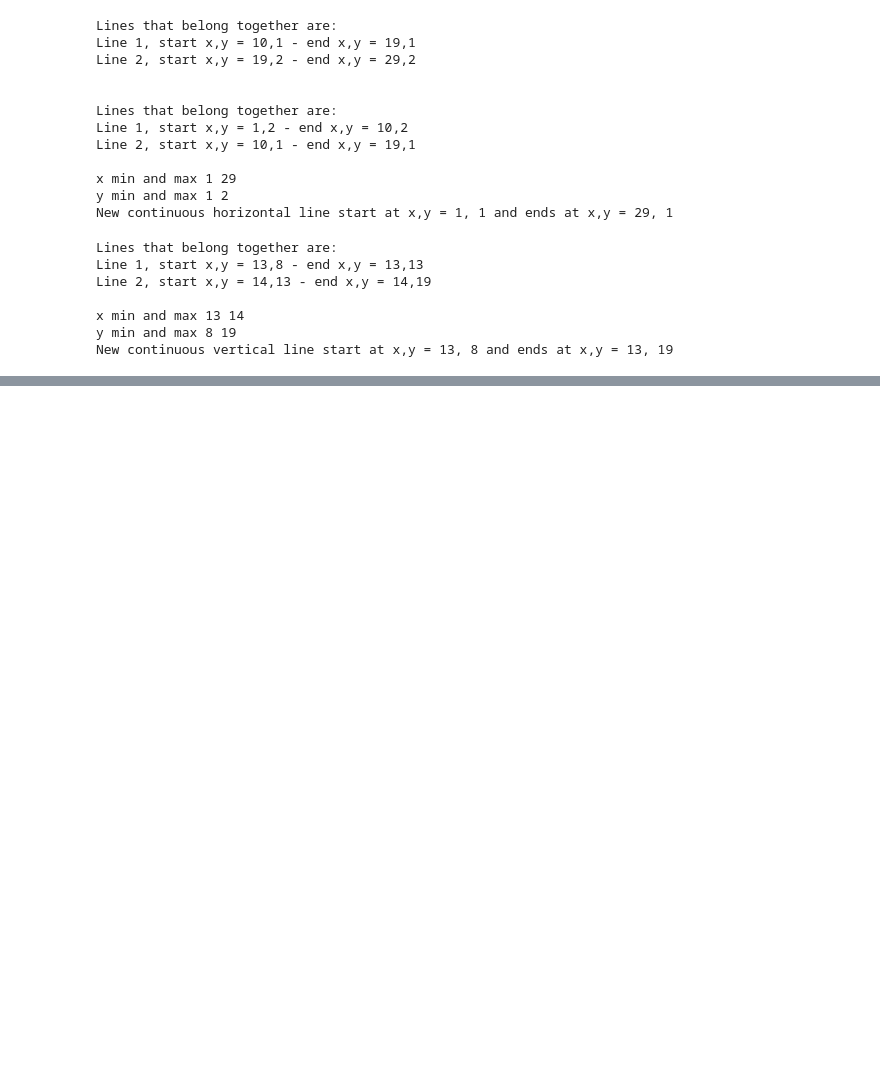
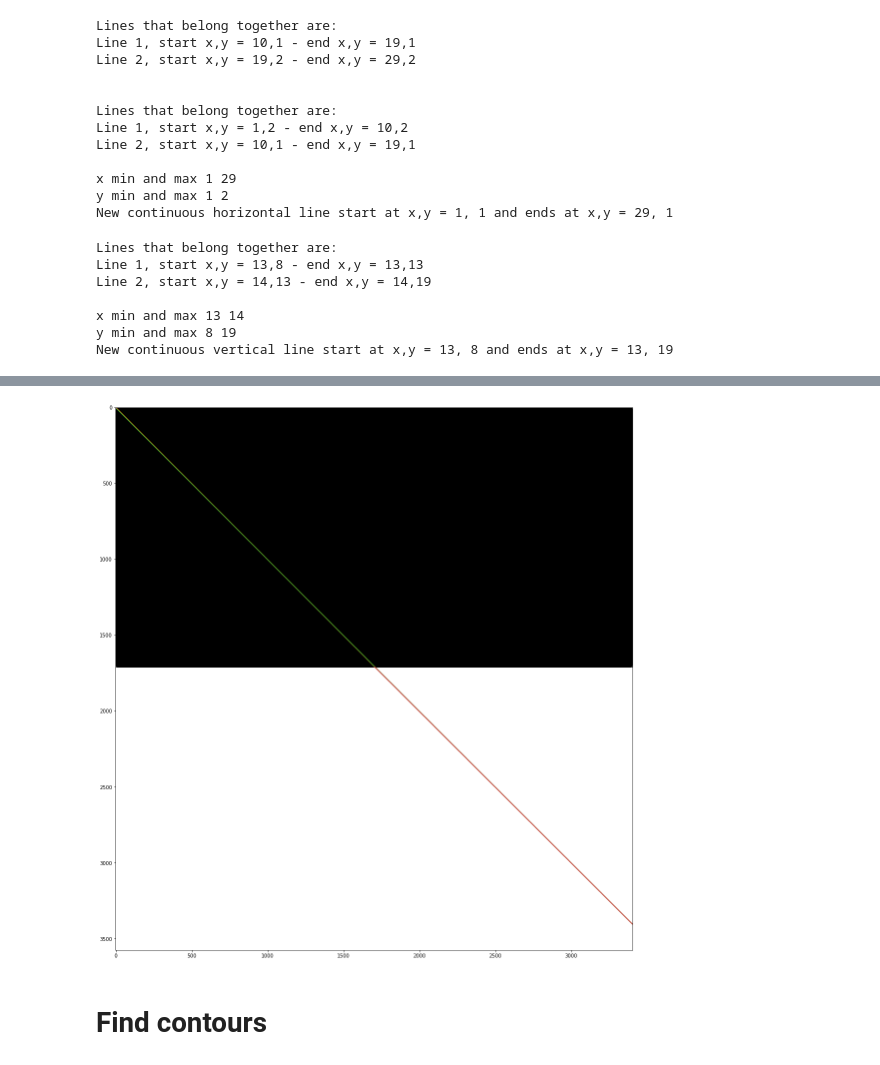
Before and after one commit to synthetica-ai/pid-digitization, a Jupyter notebook: Line_detection_PID_digitization.ipynb, the cells around one changed output, grey strips where cells are left out. Drawn from its saved outputs; the diff is of its cells as text; code cells hidden in the pictures; blank space fills up the shorter version.

```diff
--- a/Line_detection_PID_digitization.ipynb
+++ b/Line_detection_PID_digitization.ipynb
@@ -203,0 +220,10 @@ New continuous vertical line start at x,y = 13, 8 and ends at x,y = 13, 19
+# %%
+plt.figure(figsize=(20,20))
+imgGray = prepare_image('realpars_p_id_diag_mod.png')
+plt.imshow(imgGray, cmap='gray')
+for line in ver:
+    plt.plot([line.a.x, line.a.y], [line.b.x, line.b.y])
+# %% [output]
+[figure, added]
+# %% [markdown]
+# Find contours
```
Also changed, not shown: parts of 12 cells of this notebook, 1 other file.
